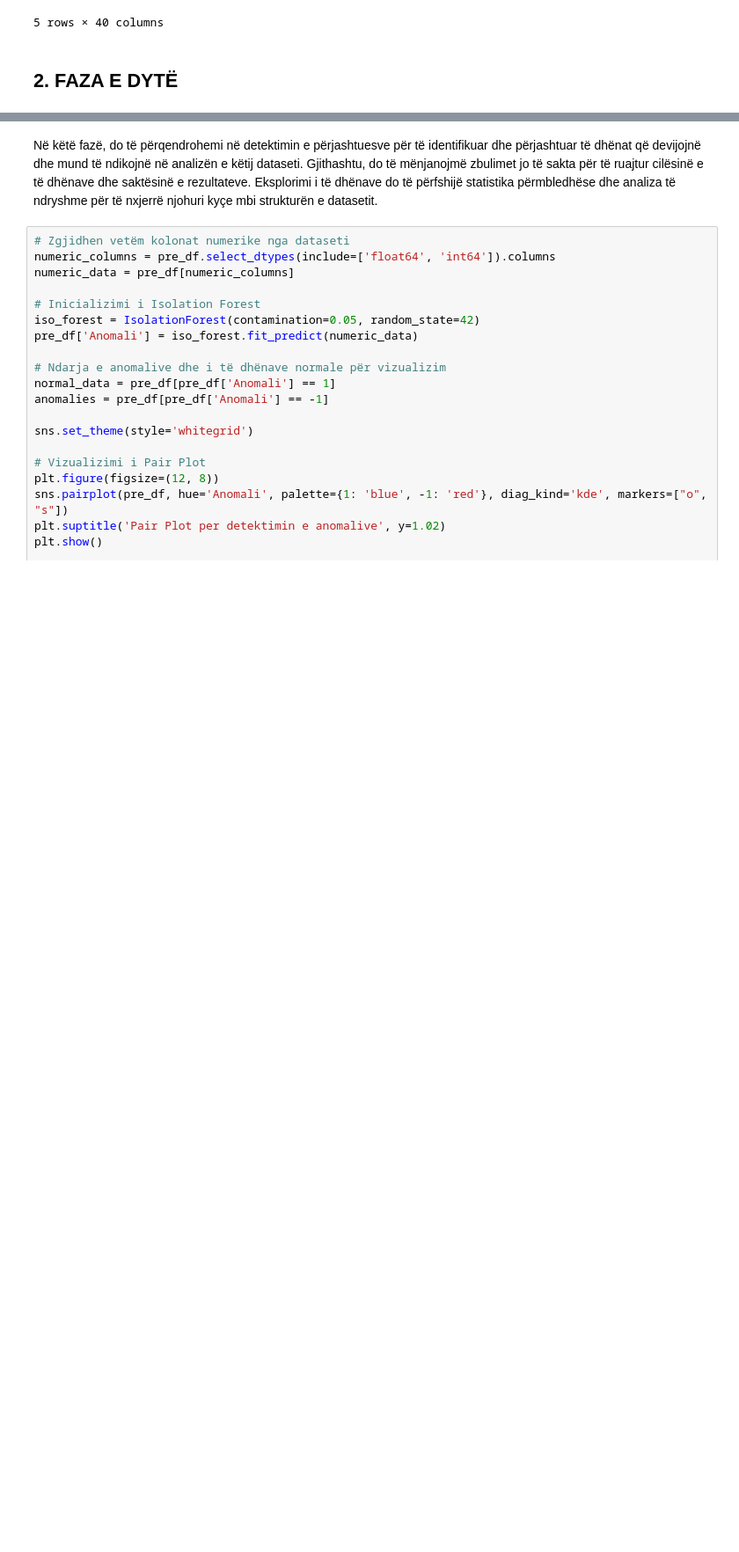
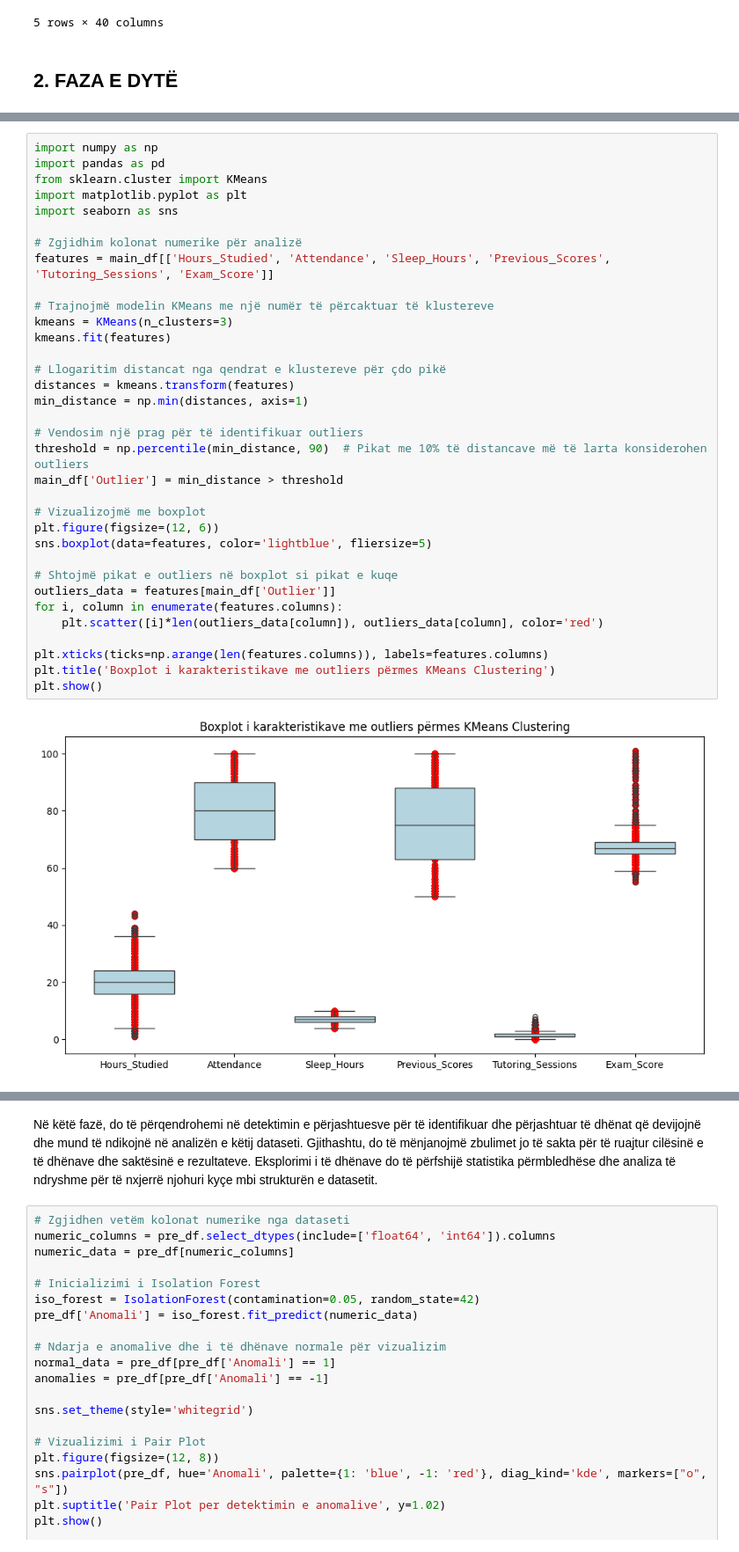
Before and after one commit to enis-halilaj/pvdh-projekti-msc, a Jupyter notebook: data-preprocessing/main.ipynb, the cells around one changed output, grey strips where cells are left out. Shown at 88% size. Cells and saved outputs as stored; diff of their text form; blank space fills up the shorter version.

```diff
--- a/data-preprocessing/main.ipynb
+++ b/data-preprocessing/main.ipynb
@@ -961,0 +975,36 @@ Dataframe pas transformimit:
+# %%
+import numpy as np
+import pandas as pd
+from sklearn.cluster import KMeans
+import matplotlib.pyplot as plt
+import seaborn as sns
+
+# Zgjidhim kolonat numerike për analizë
+features = main_df[['Hours_Studied', 'Attendance', 'Sleep_Hours', 'Previous_Scores', 'Tutoring_Sessions', 'Exam_Score']]
+
+# Trajnojmë modelin KMeans me një numër të përcaktuar të klustereve
+kmeans = KMeans(n_clusters=3)
+kmeans.fit(features)
+
+# Llogaritim distancat nga qendrat e klustereve për çdo pikë
+distances = kmeans.transform(features)
+min_distance = np.min(distances, axis=1)
+
+# Vendosim një prag për të identifikuar outliers
+threshold = np.percentile(min_distance, 90)  # Pikat me 10% të distancave më të larta konsiderohen outliers
+main_df['Outlier'] = min_distance > threshold
+
+# Vizualizojmë me boxplot
+plt.figure(figsize=(12, 6))
+sns.boxplot(data=features, color='lightblue', fliersize=5)
+
+# Shtojmë pikat e outliers në boxplot si pikat e kuqe
+outliers_data = features[main_df['Outlier']]
+for i, column in enumerate(features.columns):
+    plt.scatter([i]*len(outliers_data[column]), outliers_data[column], color='red')
+
+plt.xticks(ticks=np.arange(len(features.columns)), labels=features.columns)
+plt.title('Boxplot i karakteristikave me outliers përmes KMeans Clustering')
+plt.show()
+# %% [output]
+[figure, added]
```
Also changed, not shown: parts of 26 cells of this notebook.
